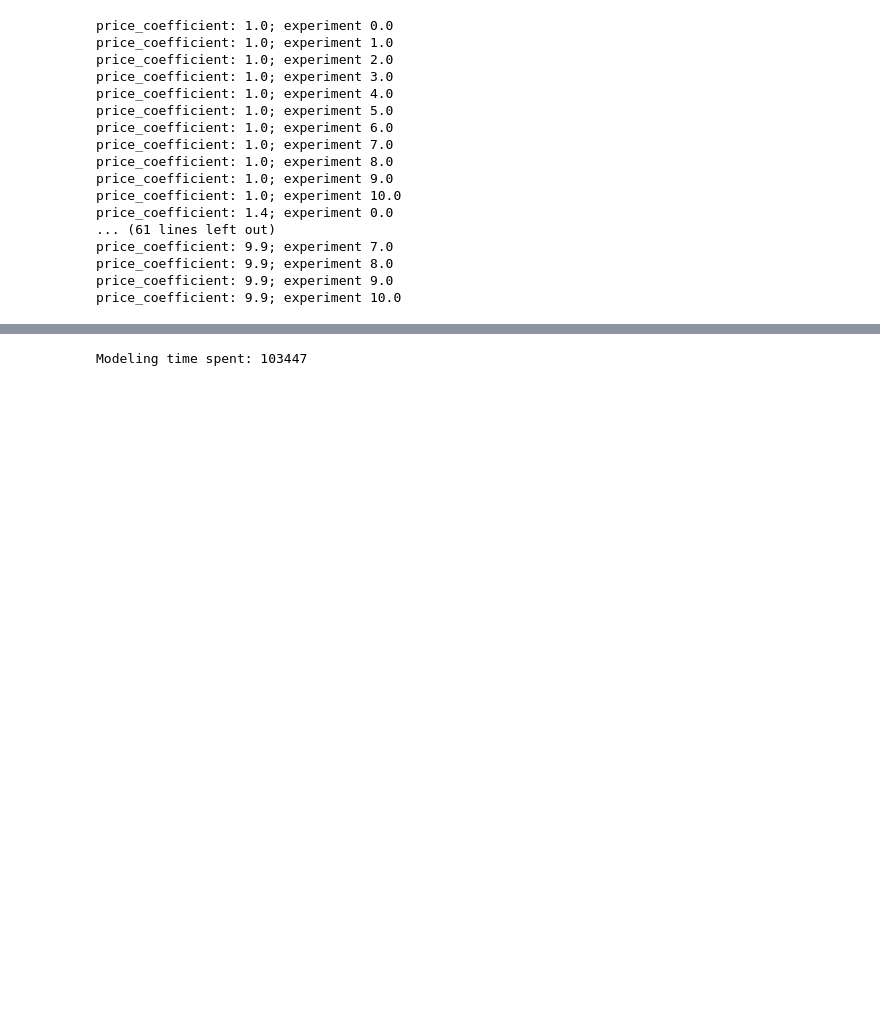
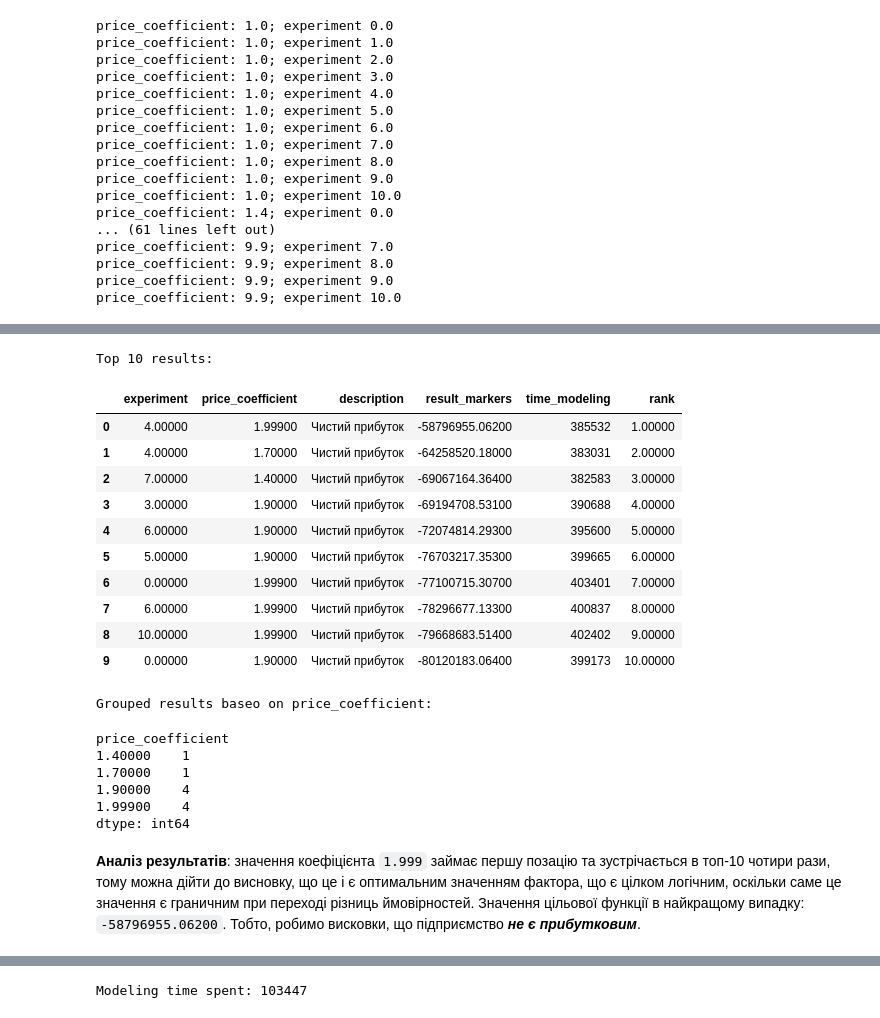
Before and after one commit to dtsylyuryk/system-modeling-course-work, a Jupyter notebook: course_work.ipynb, the cells around one changed output, grey strips where cells are left out. Saved outputs shown, nothing was run; the diff lists cells and outputs as text; code cells hidden in the pictures; blank space fills up the shorter version.

```diff
--- a/course_work.ipynb
+++ b/course_work.ipynb
@@ -794,0 +968,44 @@ min_
+# %%
+results_second_iteration_df = pd.DataFrame(results_second_iteration)
+second_iteration_profit_df = results_second_iteration_df.loc[results_second_iteration_df["description"] == "Чистий прибуток"]
+second_iteration_profit_df = second_iteration_profit_df[
+    [
+        "experiment",
+        "price_coefficient",
+        "description",
+        "result_markers",
+        "time_modeling",
+    ]
+]
+second_iteration_profit_df["result_markers"] = second_iteration_profit_df["result_markers"].astype("float64")
+second_iteration_profit_df["rank"] = second_iteration_profit_df["result_markers"].rank(method="max", ascending=False)
+second_iteration_profit_df.sort_values(by=['rank'], inplace=True)
+second_iteration_profit_df = second_iteration_profit_df[second_iteration_profit_df["rank"] <= 10]
+second_iteration_profit_df = second_iteration_profit_df.reset_index(drop=True)
+
+print("Top 10 results:")
+display(second_iteration_profit_df)
+print("Grouped results based on price_coefficient:")
+display(second_iteration_profit_df.groupby(["price_coefficient"]).size())
+# %% [output]
+Top 10 results:
+|  | experiment | price_coefficient | description | result_markers | time_modeling | rank |
+| 0 | 4.00000 | 1.99900 | Чистий прибуток | -58796955.06200 | 385532 | 1.00000 |
+| 1 | 4.00000 | 1.70000 | Чистий прибуток | -64258520.18000 | 383031 | 2.00000 |
+| 2 | 7.00000 | 1.40000 | Чистий прибуток | -69067164.36400 | 382583 | 3.00000 |
+| 3 | 3.00000 | 1.90000 | Чистий прибуток | -69194708.53100 | 390688 | 4.00000 |
+| 4 | 6.00000 | 1.90000 | Чистий прибуток | -72074814.29300 | 395600 | 5.00000 |
+| 5 | 5.00000 | 1.90000 | Чистий прибуток | -76703217.35300 | 399665 | 6.00000 |
+| 6 | 0.00000 | 1.99900 | Чистий прибуток | -77100715.30700 | 403401 | 7.00000 |
+| 7 | 6.00000 | 1.99900 | Чистий прибуток | -78296677.13300 | 400837 | 8.00000 |
+| 8 | 10.00000 | 1.99900 | Чистий прибуток | -79668683.51400 | 402402 | 9.00000 |
+| 9 | 0.00000 | 1.90000 | Чистий прибуток | -80120183.06400 | 399173 | 10.00000 |
+Grouped results baseo on price_coefficient:
+price_coefficient
+1.40000    1
+1.70000    1
+1.90000    4
+1.99900    4
+dtype: int64
+# %% [markdown]
+**Аналіз результатів**: значення коефіцієнта `1.999` займає першу позацію та зустрічається в топ-10 чотири рази, тому можна дійти до висновку, що це і є оптимальним значенням фактора, що є цілком логічним, оскільки саме це значення є граничним при переході різниць ймовірностей. Значення цільової функції в найкращому випадку: `-58796955.06200`. Тобто, робимо висковки, що підприємство **_не є прибутковим_**.
```
Also changed, not shown: parts of 25 cells of this notebook, 2 other files.
